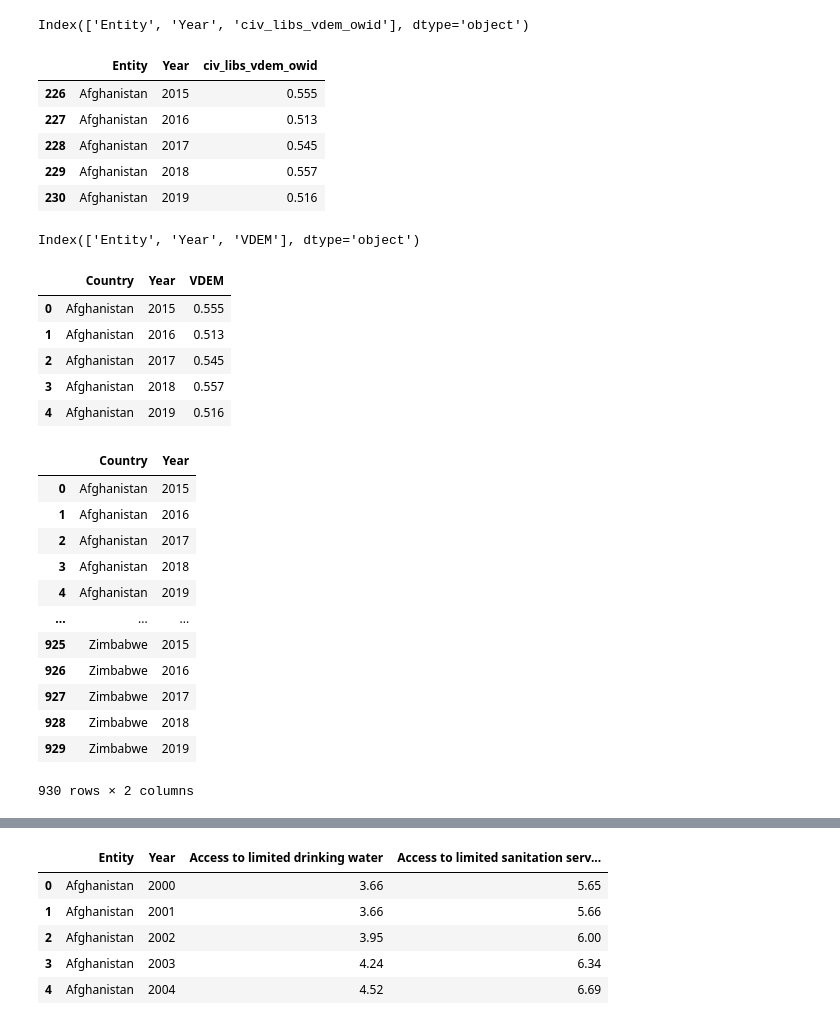
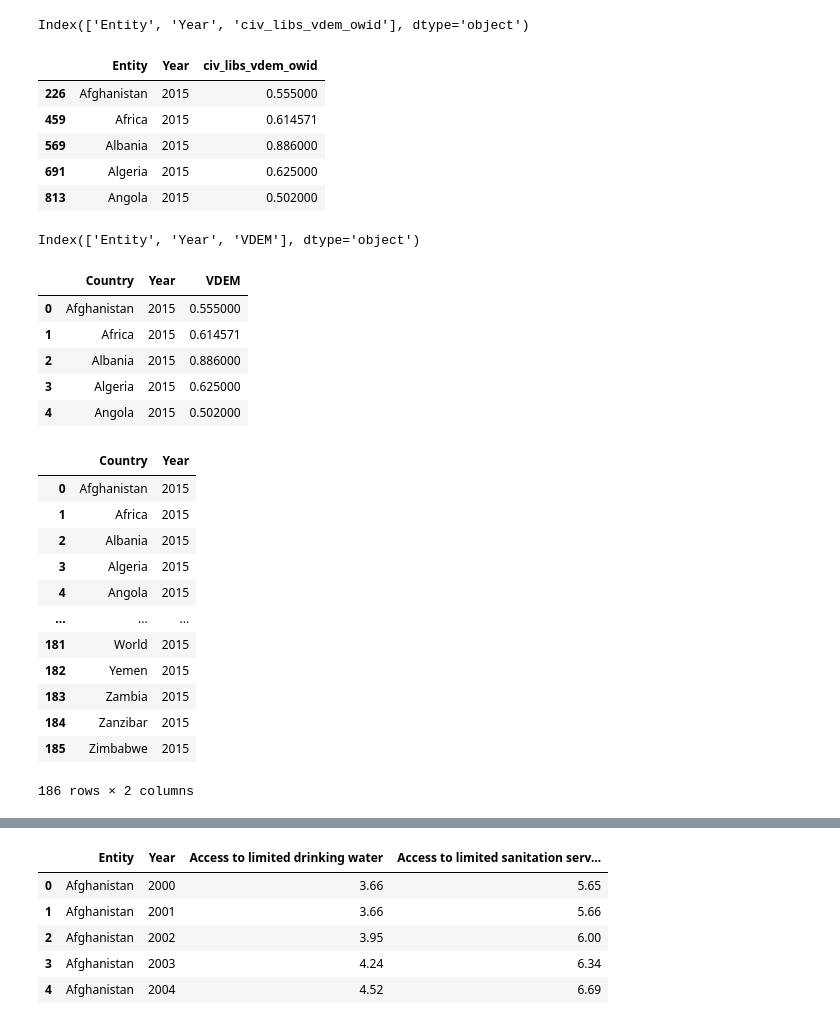
Before and after one commit to Drops-of-Jupyter/PUBPOL542, a Jupyter notebook: Deliverable I.ipynb, the cells around one changed output, grey strips where cells are left out. Drawn from its saved outputs; the diff is of its cells as text; code cells hidden in the pictures.

```diff
--- a/Deliverable I.ipynb
+++ b/Deliverable I.ipynb
@@ -65,15 +65,15 @@ Index(['Entity', 'Year', 'civ_libs_vdem_owid'], dtype='object')
 # %%
 # Filter rows to years 2015 - 2019
 
-humrightscsv = humrightscsv[(humrightscsv['Year'] >= 2015) & (humrightscsv['Year'] <= 2019)]
+humrightscsv = humrightscsv[(humrightscsv['Year'] == 2015)]
 humrightscsv.head()
 # %% [output]
 |  | Entity | Year | civ_libs_vdem_owid |
-| 226 | Afghanistan | 2015 | 0.555 |
-| 227 | Afghanistan | 2016 | 0.513 |
-| 228 | Afghanistan | 2017 | 0.545 |
-| 229 | Afghanistan | 2018 | 0.557 |
-| 230 | Afghanistan | 2019 | 0.516 |
+| 226 | Afghanistan | 2015 | 0.555000 |
+| 459 | Africa | 2015 | 0.614571 |
+| 569 | Albania | 2015 | 0.886000 |
+| 691 | Algeria | 2015 | 0.625000 |
+| 813 | Angola | 2015 | 0.502000 |
 # %%
 # Rename columns
 
@@ -99,27 +99,27 @@ humrightscsv=humrightscsv.reset_index(drop=True)
 humrightscsv.head()
 # %% [output]
 |  | Country | Year | VDEM |
-| 0 | Afghanistan | 2015 | 0.555 |
-| 1 | Afghanistan | 2016 | 0.513 |
-| 2 | Afghanistan | 2017 | 0.545 |
-| 3 | Afghanistan | 2018 | 0.557 |
-| 4 | Afghanistan | 2019 | 0.516 |
+| 0 | Afghanistan | 2015 | 0.555000 |
+| 1 | Africa | 2015 | 0.614571 |
+| 2 | Albania | 2015 | 0.886000 |
+| 3 | Algeria | 2015 | 0.625000 |
+| 4 | Angola | 2015 | 0.502000 |
 # %%
 humrightscsv.iloc[:,:2]
 # %% [output]
 |  | Country | Year |
 | 0 | Afghanistan | 2015 |
-| 1 | Afghanistan | 2016 |
-| 2 | Afghanistan | 2017 |
-| 3 | Afghanistan | 2018 |
-| 4 | Afghanistan | 2019 |
+| 1 | Africa | 2015 |
+| 2 | Albania | 2015 |
+| 3 | Algeria | 2015 |
+| 4 | Angola | 2015 |
 | ... | ... | ... |
-| 925 | Zimbabwe | 2015 |
-| 926 | Zimbabwe | 2016 |
-| 927 | Zimbabwe | 2017 |
-| 928 | Zimbabwe | 2018 |
-| 929 | Zimbabwe | 2019 |
+| 181 | World | 2015 |
+| 182 | Yemen | 2015 |
+| 183 | Zambia | 2015 |
+| 184 | Zanzibar | 2015 |
+| 185 | Zimbabwe | 2015 |
-930 rows × 2 columns
+186 rows × 2 columns
 # %%
 # Sanitations dataset
 sanitationcsv.head()
```
Also changed, not shown: parts of 18 cells of this notebook, 1 other file.
